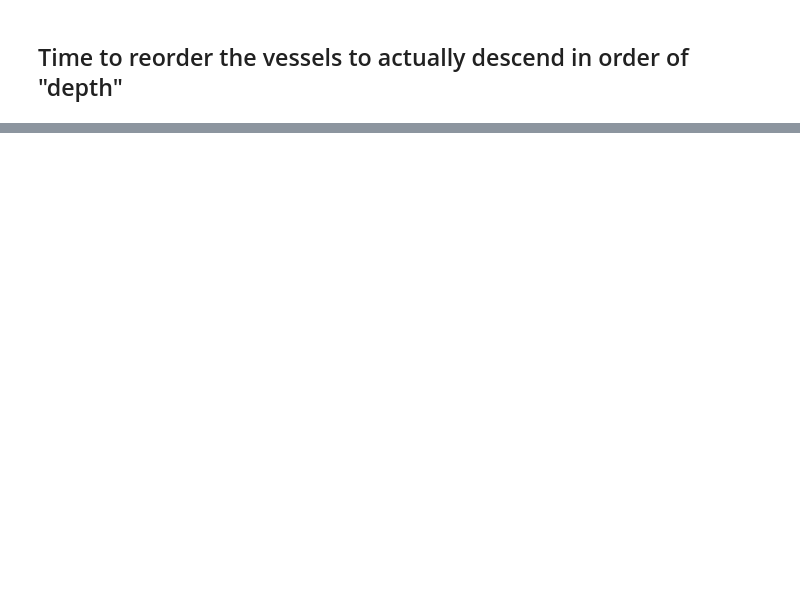
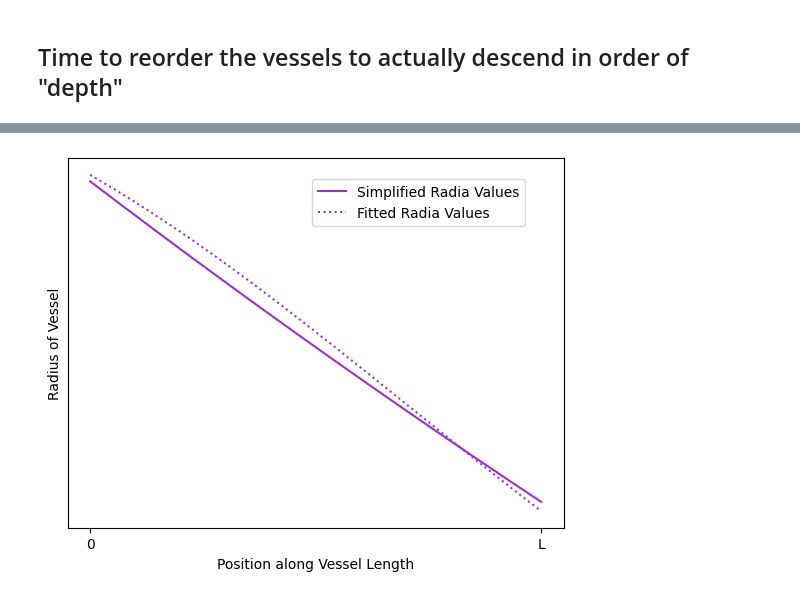
Before and after one commit to CNorthwayMedPhys/Full-Body-Flow-Model-Project, a Jupyter notebook: 08.16 DataBase Creation_Arteries Only .ipynb, the cells around one changed output, grey strips where cells are left out. Cells and saved outputs as stored; diff of their text form; code cells hidden in the pictures; blank space fills up the shorter version.

```diff
--- a/08.16 DataBase Creation_Arteries Only .ipynb
+++ b/08.16 DataBase Creation_Arteries Only .ipynb
@@ -451,2 +447,29 @@ display(df_ordered)
 # %%
 #df_ordered.to_pickle('larm.pkl')
+for i in range(5,6):
+    radiusArray = df.loc[i, 'Radius Array']
+    nx = np.shape(radiusArray)[0]
+    lam = df_vampy.loc[i, 'lam']
+    radiusValues = df_vampy.loc[i,'Radius Values']
+    Ru = radiusValues[0]
+    Rd = radiusValues[1]
+    L = lam * Ru
+    X = np.linspace(0,L,nx)
+    R = Ru * np.power((Rd/Ru),X/L)
+    R =Ru*np.exp(j*np.log(Rd/Ru)*(X/L))
+
+    plt.figure()
+    plt.plot(X,R, label = "Simplified Radia Values", c = 'darkorchid')
+    plt.plot(X, radiusArray, label = 'Fitted Radia Values', c = 'darkorchid', ls = 'dotted')
+    plt.figlegend(loc='upper right', bbox_to_anchor=(0.85, 0.85))
+    labels = [None]*len(X)
+    labels[0] = 0
+    labels[-1] = 'L'
+
+
+    plt.xticks(ticks = [0,L], labels = [0,'L'])
+    plt.yticks([],[])
+    plt.xlabel('Position along Vessel Length')
+    plt.ylabel('Radius of Vessel')
+# %% [output]
+[figure, added]
```
Also changed, not shown: parts of 6 cells of this notebook, 1 other file.
